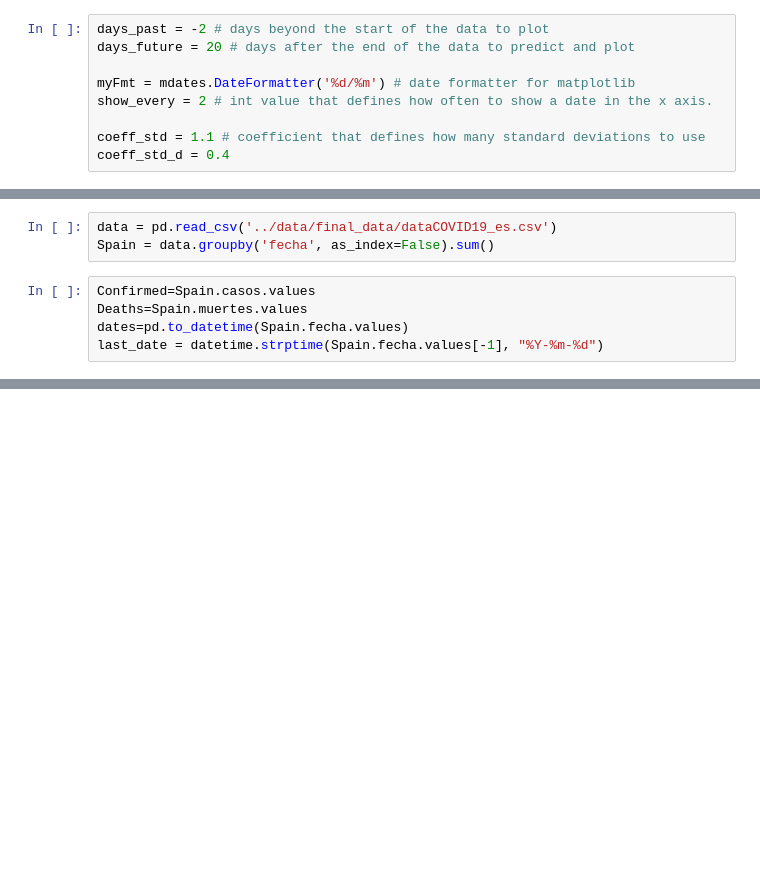
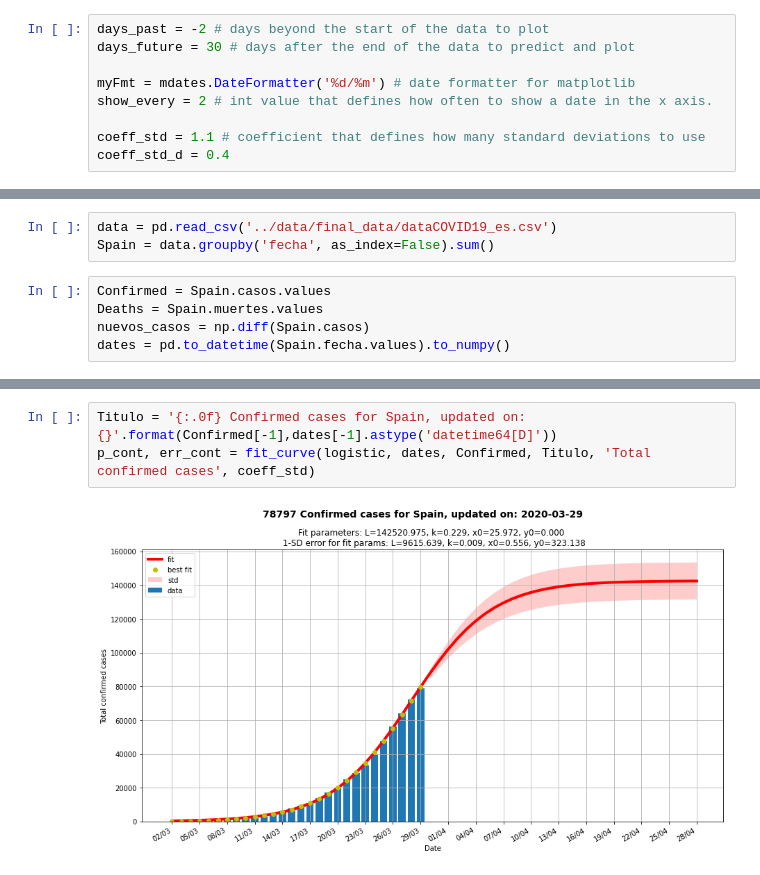
Before and after one commit to victorvicpal/COVID19_es, a Jupyter notebook: notebooks/LogisticCurve.ipynb, the cells around one changed output, grey strips where cells are left out. Cells and saved outputs as stored; diff of their text form; blank space fills up the shorter version.

```diff
--- a/notebooks/LogisticCurve.ipynb
+++ b/notebooks/LogisticCurve.ipynb
@@ -20,6 +22,6 @@ from urllib import request as url_request
 # %%
 days_past = -2 # days beyond the start of the data to plot
-days_future = 20 # days after the end of the data to predict and plot
+days_future = 30 # days after the end of the data to predict and plot
 
 myFmt = mdates.DateFormatter('%d/%m') # date formatter for matplotlib
 show_every = 2 # int value that defines how often to show a date in the x axis.
@@ -117,7 +142,7 @@ def fit_curve(curve, ydata, title, ylabel, last_date, coeff_std):
 data = pd.read_csv('../data/final_data/dataCOVID19_es.csv')
 Spain = data.groupby('fecha', as_index=False).sum()
 # %%
-Confirmed=Spain.casos.values
-Deaths=Spain.muertes.values
-dates=pd.to_datetime(Spain.fecha.values)
-last_date = datetime.strptime(Spain.fecha.values[-1], "%Y-%m-%d")
+Confirmed = Spain.casos.values
+Deaths = Spain.muertes.values
+nuevos_casos = np.diff(Spain.casos)
+dates = pd.to_datetime(Spain.fecha.values).to_numpy()
@@ -179,0 +153,5 @@ New cases
+# %%
+Titulo = '{:.0f} Confirmed cases for Spain, updated on: {}'.format(Confirmed[-1],dates[-1].astype('datetime64[D]'))
+p_cont, err_cont = fit_curve(logistic, dates, Confirmed, Titulo, 'Total confirmed cases', coeff_std)
+# %% [output]
+[figure, added]
```
Also changed, not shown: parts of 32 cells of this notebook, 2 other files.
